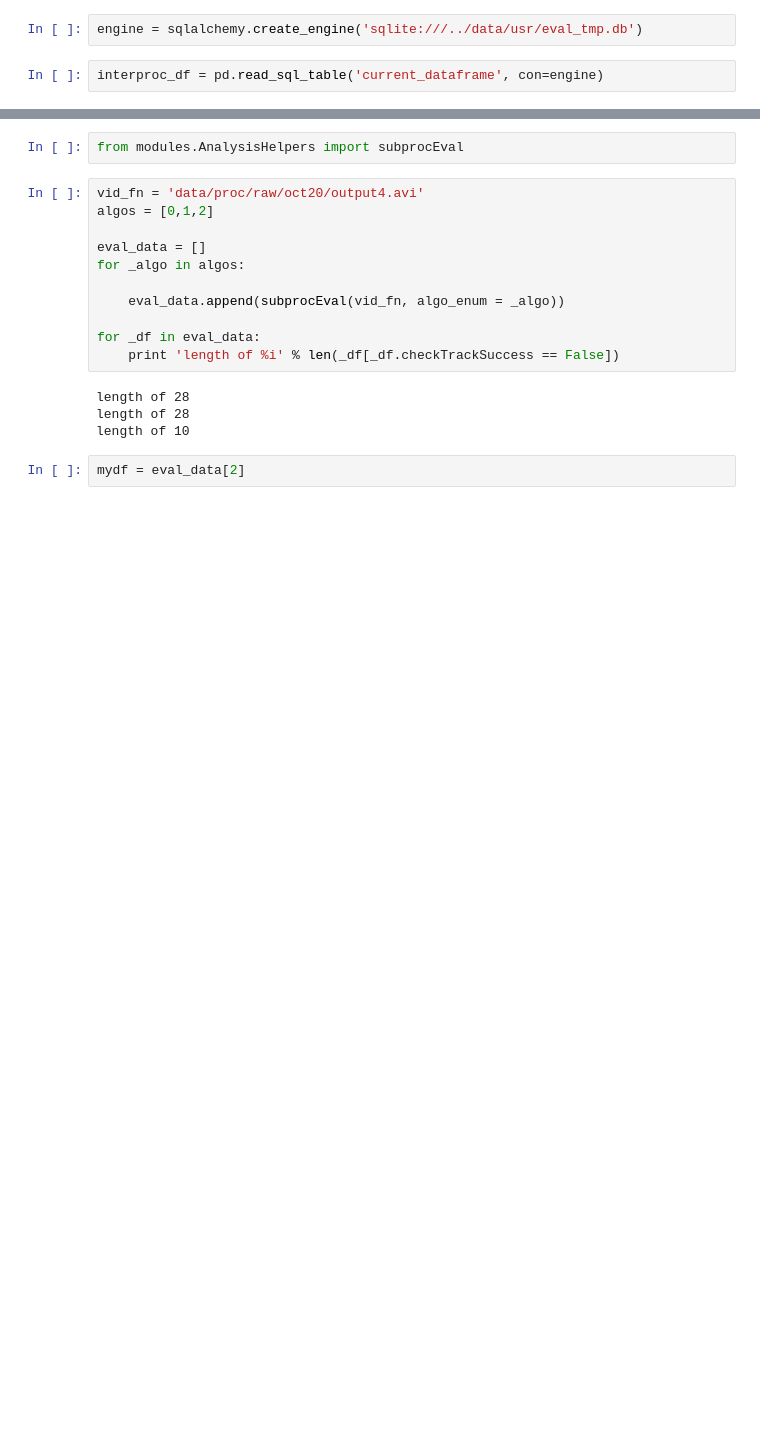
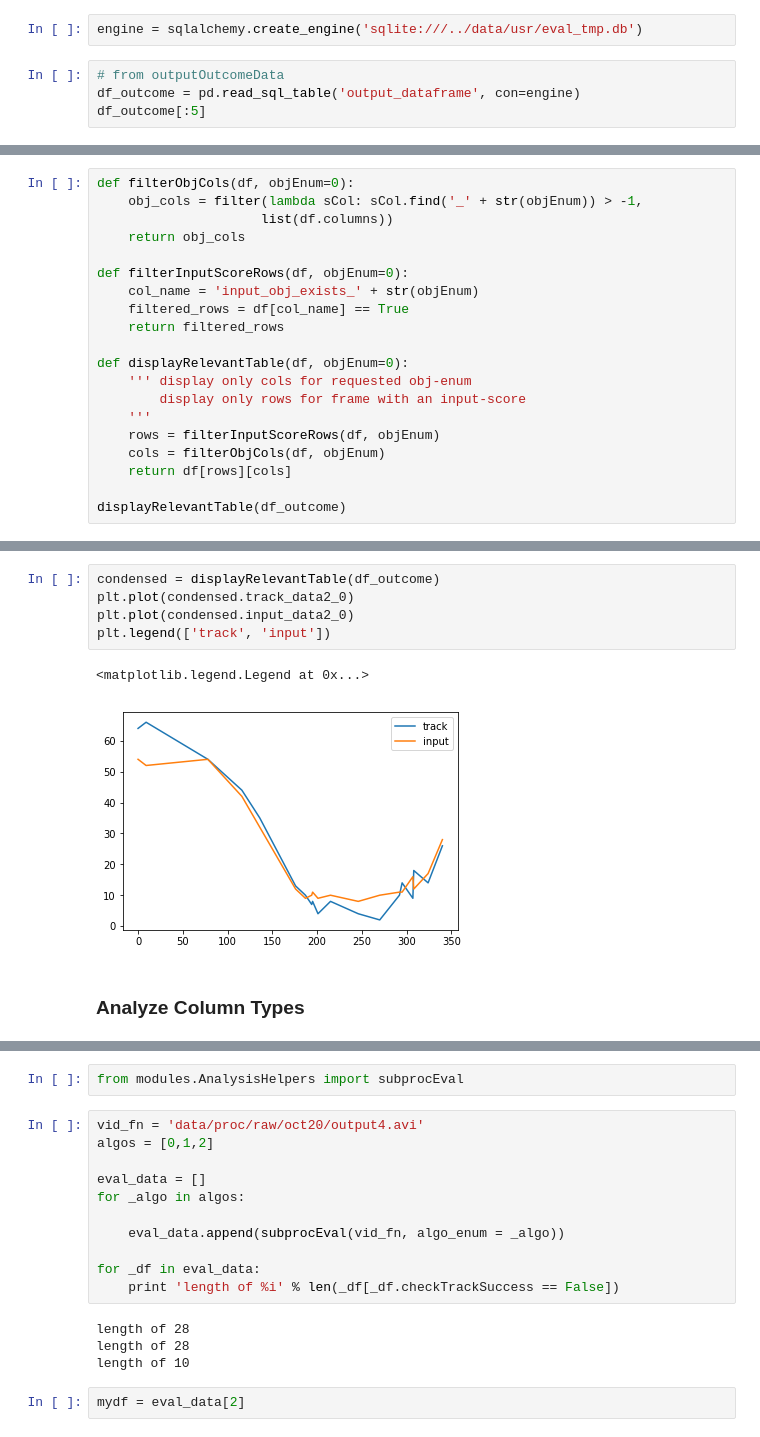
Before and after one commit to sutt/ppd, a Jupyter notebook: books/eval-module-1.ipynb, the cells around one changed output, grey strips where cells are left out. Saved outputs shown, nothing was run; the diff lists cells and outputs as text; blank space fills up the shorter version.

```diff
--- a/books/eval-module-1.ipynb
+++ b/books/eval-module-1.ipynb
@@ -35,4 +38,6 @@ import sqlalchemy
 # %%
 engine = sqlalchemy.create_engine('sqlite:///../data/usr/eval_tmp.db')
 # %%
-interproc_df = pd.read_sql_table('current_dataframe', con=engine)
+# from outputOutcomeData
+df_outcome = pd.read_sql_table('output_dataframe', con=engine)
+df_outcome[:5]
@@ -47,0 +54,20 @@ interproc_df[:5]
+# %%
+def filterObjCols(df, objEnum=0):
+    obj_cols = filter(lambda sCol: sCol.find('_' + str(objEnum)) > -1,
+                     list(df.columns))
+    return obj_cols
+
+def filterInputScoreRows(df, objEnum=0):
+    col_name = 'input_obj_exists_' + str(objEnum)
+    filtered_rows = df[col_name] == True
+    return filtered_rows
+
+def displayRelevantTable(df, objEnum=0):
+    ''' display only cols for requested obj-enum
+        display only rows for frame with an input-score
+    '''
+    rows = filterInputScoreRows(df, objEnum)
+    cols = filterObjCols(df, objEnum)
+    return df[rows][cols]
+
+displayRelevantTable(df_outcome)
@@ -47,0 +92,10 @@ interproc_df[:5]
+# %%
+condensed = displayRelevantTable(df_outcome)
+plt.plot(condensed.track_data2_0)
+plt.plot(condensed.input_data2_0)
+plt.legend(['track', 'input'])
+# %% [output]
+<matplotlib.legend.Legend at 0x...>
+[figure, added]
+# %% [markdown]
+### Analyze Column Types
```
Also changed, not shown: parts of 25 cells of this notebook, 6 other files.
